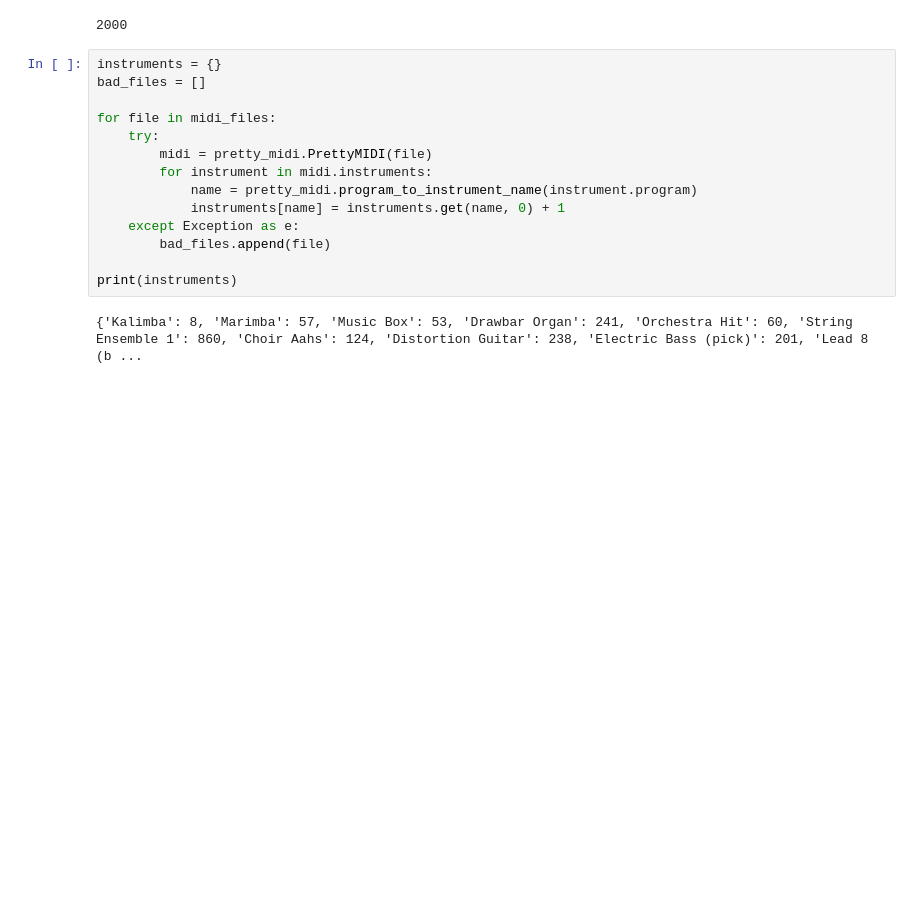
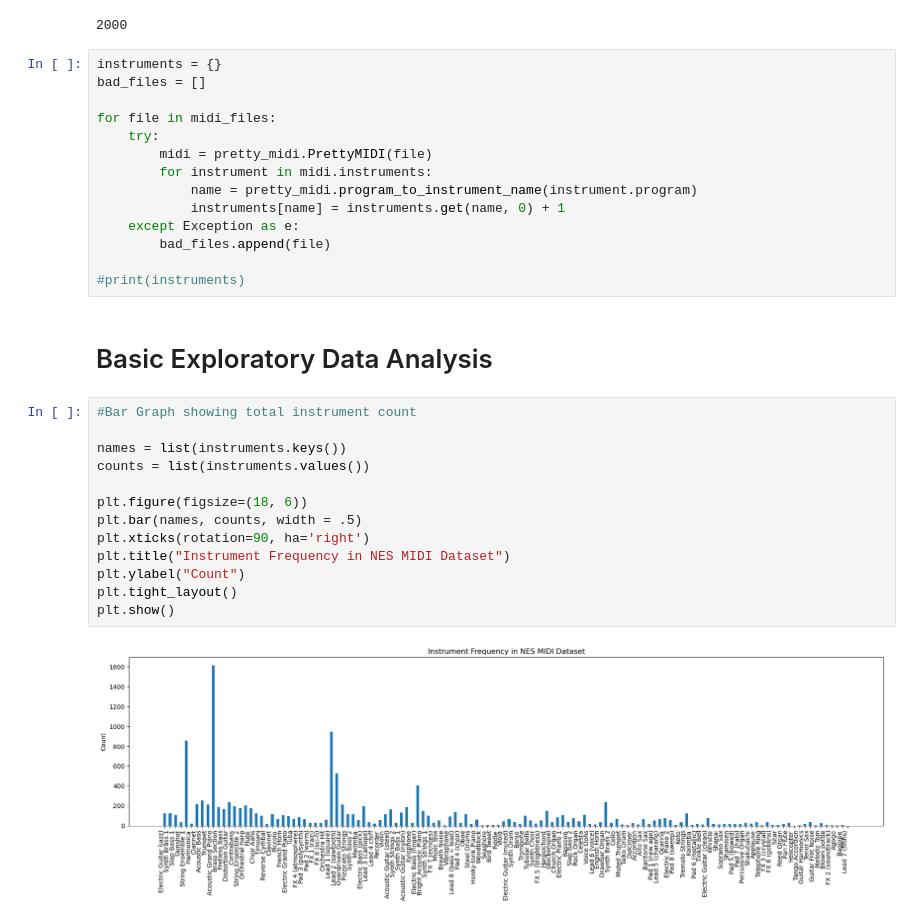
Before and after one commit to AlbertXDing/CSE153_A2, a Jupyter notebook: task1.ipynb, the cells around one changed output. Cells and saved outputs as stored; diff of their text form; blank space fills up the shorter version.

Commit message:
Added basic EDA + baseline model using bigram probabilities from HW3

```diff
--- a/task1.ipynb
+++ b/task1.ipynb
@@ -43,6 +49,21 @@ for file in midi_files:
     except Exception as e:
         bad_files.append(file)
 
-print(instruments)
+#print(instruments)
-# %% [output]
-{'Kalimba': 8, 'Marimba': 57, 'Music Box': 53, 'Drawbar Organ': 241, 'Orchestra Hit': 60, 'String Ensemble 1': 860, 'Choir Aahs': 124, 'Distortion Guitar': 238, 'Electric Bass (pick)': 201, 'Lead 8 (b ...
+# %% [markdown]
+<h1>Basic Exploratory Data Analysis
+# %%
+#Bar Graph showing total instrument count
+
+names = list(instruments.keys())
+counts = list(instruments.values())
+
+plt.figure(figsize=(18, 6))
+plt.bar(names, counts, width = .5)
+plt.xticks(rotation=90, ha='right')
+plt.title("Instrument Frequency in NES MIDI Dataset")
+plt.ylabel("Count")
+plt.tight_layout()
+plt.show()
+# %% [output]
+[figure, added]
```
Also changed, not shown: parts of 12 cells of this notebook.
